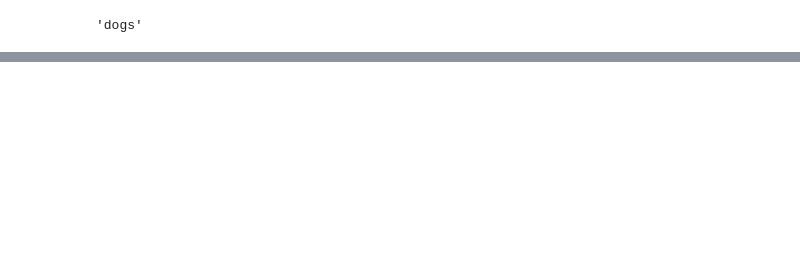
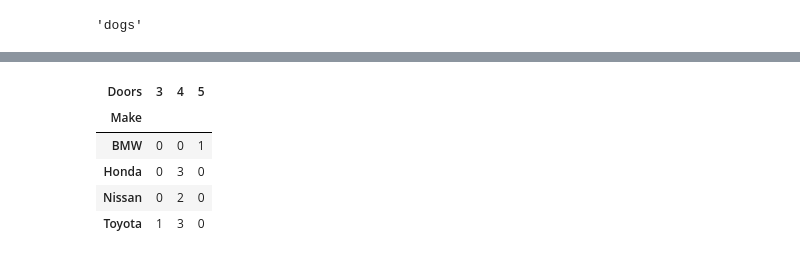
Before and after one commit to subhrajit77/AI-ML, a Jupyter notebook: pandas/introduction/introduction-to-pandas.ipynb, the cells around one changed output, grey strips where cells are left out. Saved outputs shown, nothing was run; the diff lists cells and outputs as text; code cells hidden in the pictures; blank space fills up the shorter version.

```diff
--- a/pandas/introduction/introduction-to-pandas.ipynb
+++ b/pandas/introduction/introduction-to-pandas.ipynb
@@ -316,0 +311,17 @@ animals.loc[2]
+# %%
+import pandas as pd
+
+# Load the car_sales DataFrame
+car_sales = pd.read_csv("car-sales.csv")
+
+# Print the column names to check for the correct column name
+print("Column names in the DataFrame:")
+print(car_sales.columns)
+
+# Check if the column "Odometer (KM)" exists
+if "Odometer (KM)" in car_sales.columns:
+    # Filter the DataFrame
+    filtered_car_sales = car_sales[car_sales["Odometer (KM)"] > 1000]
+    print(filtered_car_sales)
+else:
+    print("Column 'Odometer (KM)' does not exist in the DataFrame.")
@@ -316,0 +356,9 @@ animals.loc[2]
+# %%
+pd.crosstab(car_sales["Make"], car_sales["Doors"])
+# %% [output]
+| Doors | 3 | 4 | 5 |
+| Make |  |  |  |
+| BMW | 0 | 0 | 1 |
+| Honda | 0 | 3 | 0 |
+| Nissan | 0 | 2 | 0 |
+| Toyota | 1 | 3 | 0 |
```
Also changed, not shown: parts of 12 cells of this notebook, 13 other files.
